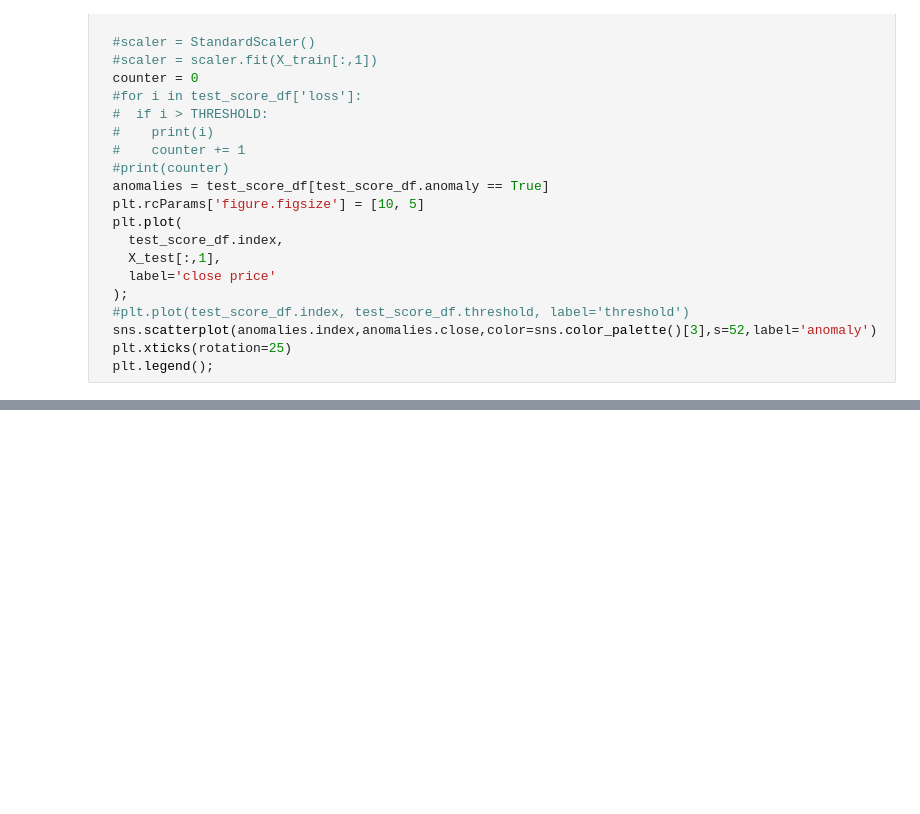
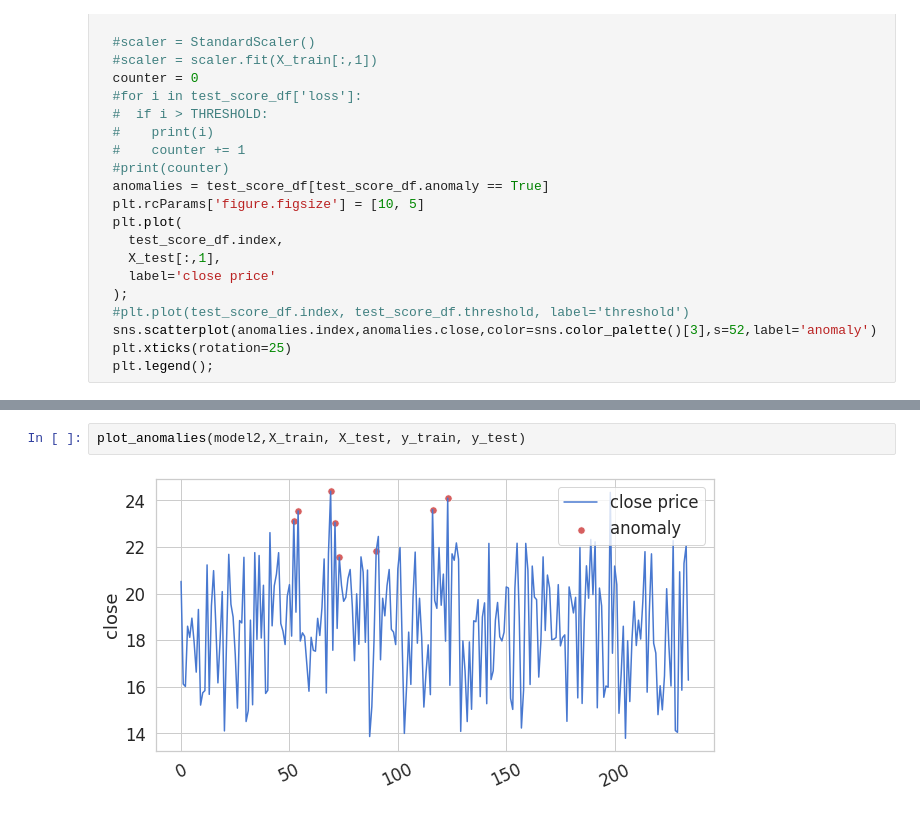
Before and after one commit to VissaMoutafis/Time-Series-Processing-with-Tensorflow, a Jupyter notebook: AutoEncoder.ipynb, the cells around one changed output, grey strips where cells are left out. Cells and saved outputs as stored; diff of their text form; blank space fills up the shorter version.

```diff
--- a/AutoEncoder.ipynb
+++ b/AutoEncoder.ipynb
@@ -310 +339,5 @@ plot_anomalies(model,X_train, X_test, y_train, y_test)
+# %%
+plot_anomalies(model2,X_train, X_test, y_train, y_test)
+# %% [output]
+[figure, added]
 # %%
```
Also changed, not shown: parts of 13 cells of this notebook.
